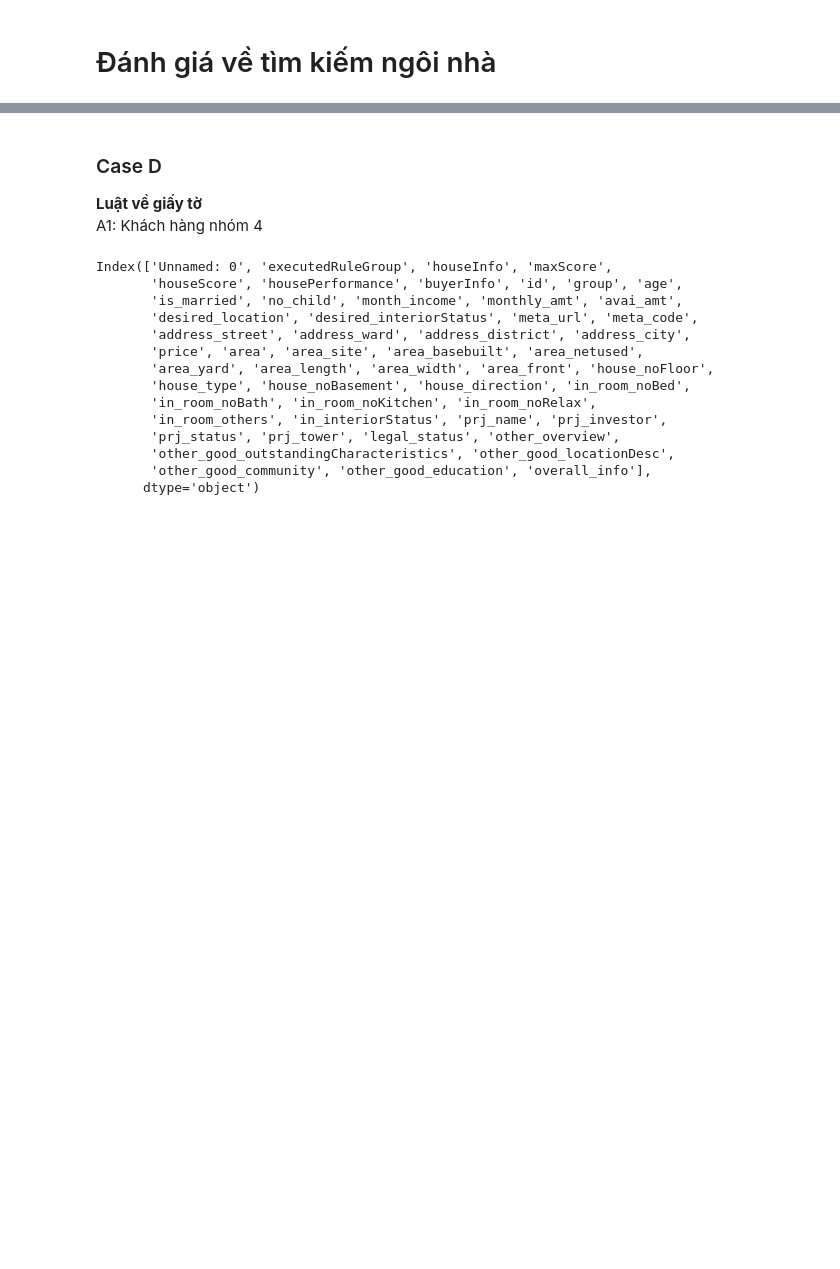
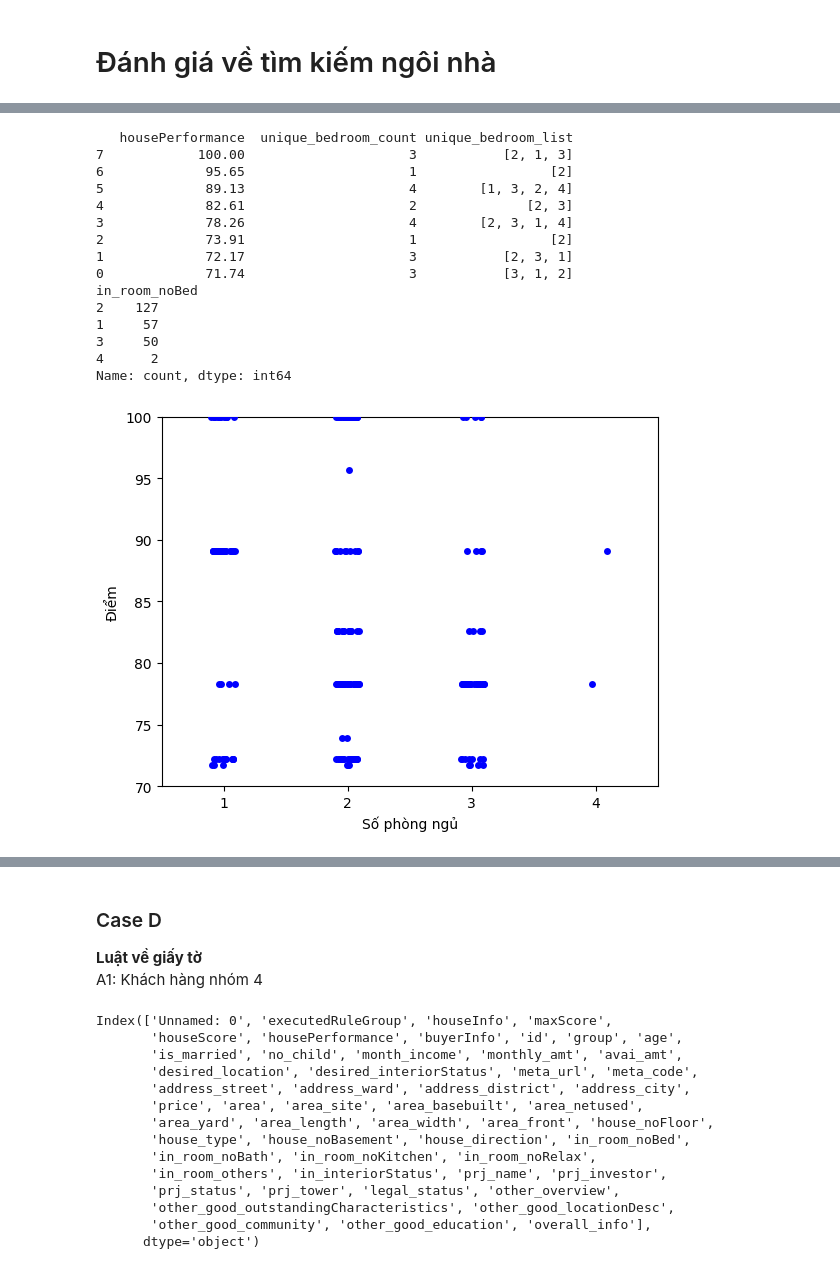
Before and after one commit to phannghia2310/DATN, a Jupyter notebook: model/outputEvaluation.ipynb, the cells around one changed output, grey strips where cells are left out. Cells and saved outputs as stored; diff of their text form; code cells hidden in the pictures; blank space fills up the shorter version.

```diff
--- a/model/outputEvaluation.ipynb
+++ b/model/outputEvaluation.ipynb
@@ -199,0 +316,43 @@ print(evaluationDf['housePerformance'].unique())
+# %%
+result = evaluationDf.groupby('housePerformance')['in_room_noBed'].agg(['nunique', 'unique']).reset_index().sort_values(by='housePerformance', ascending=False)
+result.columns = ['housePerformance', 'unique_bedroom_count', 'unique_bedroom_list']
+print(result)
+
+print(evaluationDf['in_room_noBed'].value_counts())
+
+### Chart
+# plt.scatter(evaluationDf['in_room_noBed'], evaluationDf['housePerformance'], marker='o', color='blue')
+plt.figsize=(4, 1)
+
+stripplot= sns.stripplot(x='in_room_noBed', y='housePerformance', data=evaluationDf, jitter=True, color='blue', marker='o')
+# Set labels and title
+plt.xlabel('Số phòng ngủ')
+plt.ylabel('Điểm')
+# plt.title('Scatter Plot of housePerformance vs. in_room_noBed')
+# Set the x-axis and y-axis limits
+# plt.xlim(1, 5)
+plt.ylim(70, 100)
+plt.xlim(1, 5)
+# plt.xticks(range(0, 5))
+stripplot.axes.set_xlim(-0.5, 3.5) #len(evaluationDf['address_district'].unique()) - 6.5
+plt.savefig('testOutput/chart/testcase_x2_phongngu.png')
+
+# Show the plot
+plt.show()
+# %% [output]
+   housePerformance  unique_bedroom_count unique_bedroom_list
+7            100.00                     3           [2, 1, 3]
+6             95.65                     1                 [2]
+5             89.13                     4        [1, 3, 2, 4]
+4             82.61                     2              [2, 3]
+3             78.26                     4        [2, 3, 1, 4]
+2             73.91                     1                 [2]
+1             72.17                     3           [2, 3, 1]
+0             71.74                     3           [3, 1, 2]
+in_room_noBed
+2    127
+1     57
+3     50
+4      2
+Name: count, dtype: int64
+[figure, added]
```
Also changed, not shown: parts of 26 cells of this notebook, 49 other files.
